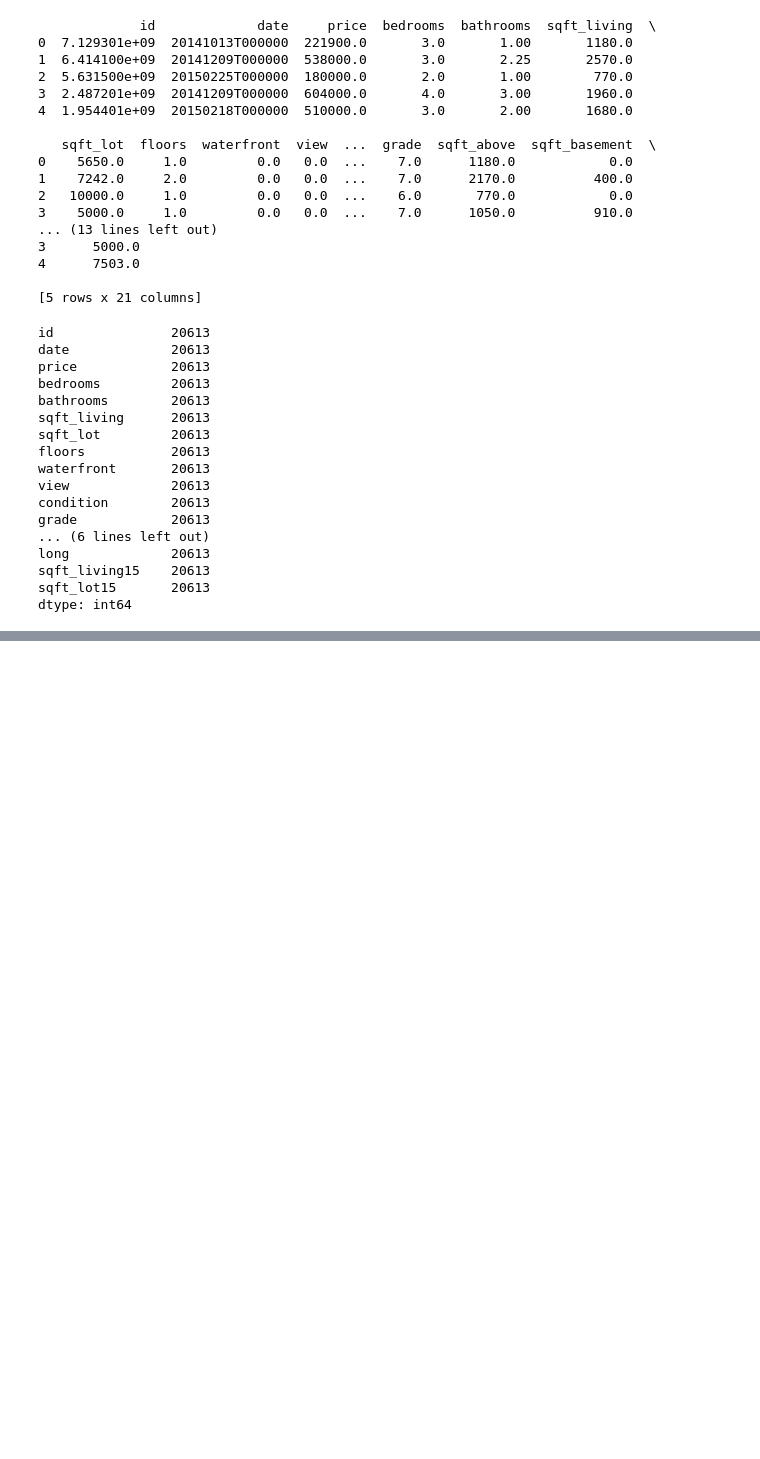
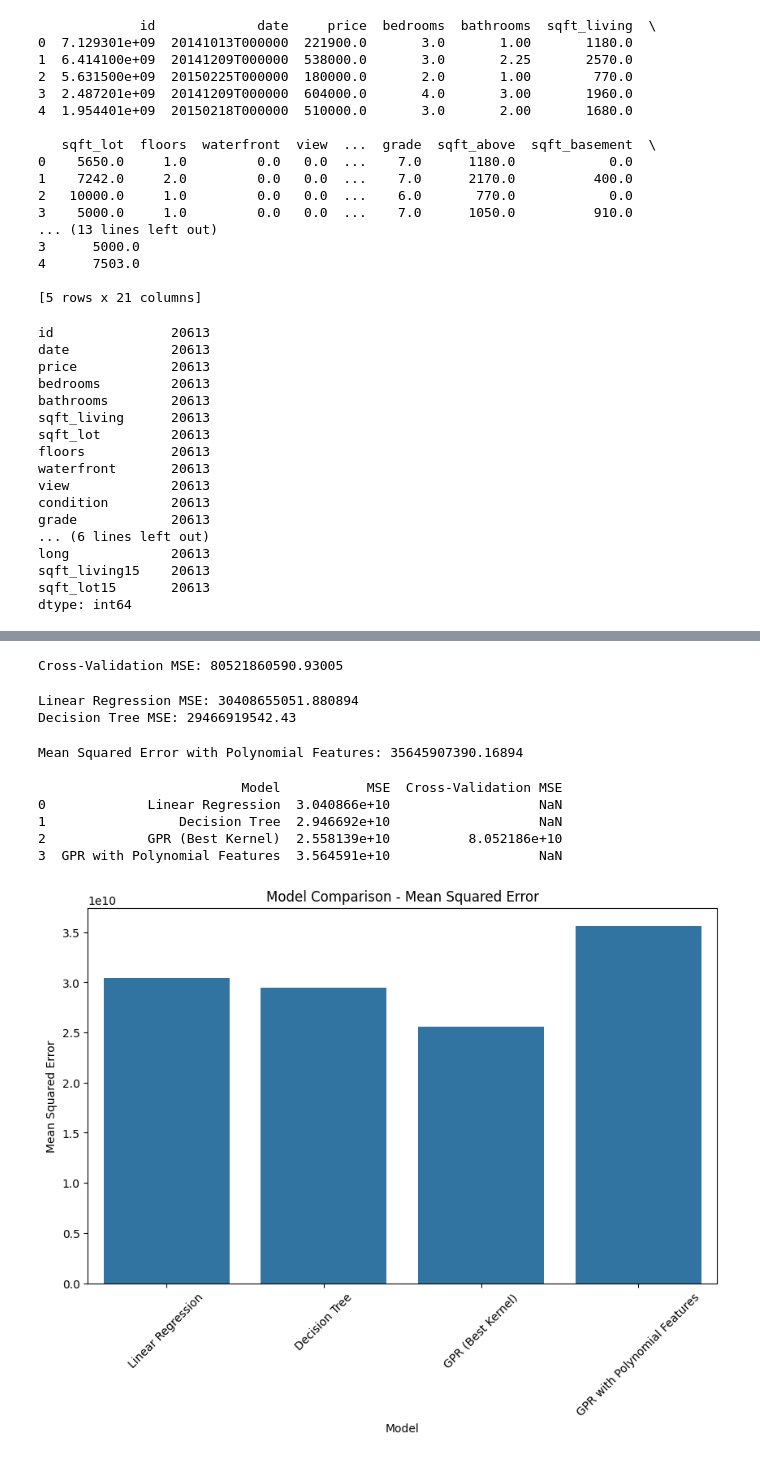
Before and after one commit to ashedrack/coursework_7135, a Jupyter notebook: hs_predict.ipynb, the cells around one changed output, grey strips where cells are left out. Saved outputs shown, nothing was run; the diff lists cells and outputs as text; code cells hidden in the pictures; blank space fills up the shorter version.

```diff
--- a/hs_predict.ipynb
+++ b/hs_predict.ipynb
@@ -166,0 +216,74 @@ Best Model Mean Squared Error (Optimized Hyperparameters): 54696473456.99667
+# %%
+from sklearn.model_selection import train_test_split, cross_val_score
+
+# Implementing Cross-Validation
+kernel = C(1.0, (1e-3, 1e3)) * RationalQuadratic(length_scale=best_params[1], alpha=1.0)
+gpr = GaussianProcessRegressor(kernel=kernel, n_restarts_optimizer=10, alpha=best_params[0])
+cv_scores = cross_val_score(gpr, X, y, cv=5, scoring='neg_mean_squared_error')
+cv_mse = -cv_scores.mean()
+print(f'Cross-Validation MSE: {cv_mse}')
+# %% [output]
+Cross-Validation MSE: 80521860590.93005
+# %%
+from sklearn.linear_model import LinearRegression
+from sklearn.tree import DecisionTreeRegressor
+
+# Comparing with Baseline Models
+# Linear Regression
+lr = LinearRegression()
+lr.fit(X_train, y_train)
+y_pred_lr = lr.predict(X_test)
+mse_lr = mean_squared_error(y_test, y_pred_lr)
+
+# Decision Tree Regressor
+dt = DecisionTreeRegressor(random_state=42)
+dt.fit(X_train, y_train)
+y_pred_dt = dt.predict(X_test)
+mse_dt = mean_squared_error(y_test, y_pred_dt)
+
+print(f'Linear Regression MSE: {mse_lr}')
+print(f'Decision Tree MSE: {mse_dt}')
+# %% [output]
+Linear Regression MSE: 30408655051.880894
+Decision Tree MSE: 29466919542.43
+# %%
+# Feature Engineering: Adding polynomial features
+from sklearn.preprocessing import PolynomialFeatures
+
+poly = PolynomialFeatures(degree=2)
+X_train_poly = poly.fit_transform(X_train)
+X_test_poly = poly.transform(X_test)
+
+# Re-training the best GPR model with polynomial features
+gpr_poly = GaussianProcessRegressor(kernel=kernel, n_restarts_optimizer=10, alpha=best_params[0])
+gpr_poly.fit(X_train_poly, y_train)
+y_pred_poly, y_std_poly = gpr_poly.predict(X_test_poly, return_std=True)
+mse_poly = mean_squared_error(y_test, y_pred_poly)
+print(f'Mean Squared Error with Polynomial Features: {mse_poly}')
+# %% [output]
+Mean Squared Error with Polynomial Features: 35645907390.16894
+# %%
+# Creating a DataFrame to display results
+results = {
+    'Model': ['Linear Regression', 'Decision Tree', 'GPR (Best Kernel)', 'GPR with Polynomial Features'],
+    'MSE': [mse_lr, mse_dt, best_mse, mse_poly],
+    'Cross-Validation MSE': [None, None, cv_mse, None]  # Only GPR (Best Kernel) includes CV
+}
+results_df = pd.DataFrame(results)
+print(results_df)
+
+# Plotting the results
+plt.figure(figsize=(10, 6))
+sns.barplot(x='Model', y='MSE', data=results_df)
+plt.title('Model Comparison - Mean Squared Error')
+plt.xlabel('Model')
+plt.ylabel('Mean Squared Error')
+plt.xticks(rotation=45)
+plt.show()
+# %% [output]
+                          Model           MSE  Cross-Validation MSE
+0             Linear Regression  3.040866e+10                   NaN
+1                 Decision Tree  2.946692e+10                   NaN
+2             GPR (Best Kernel)  2.558139e+10          8.052186e+10
+3  GPR with Polynomial Features  3.564591e+10                   NaN
+[figure, added]
```
Also changed, not shown: parts of 15 cells of this notebook.
